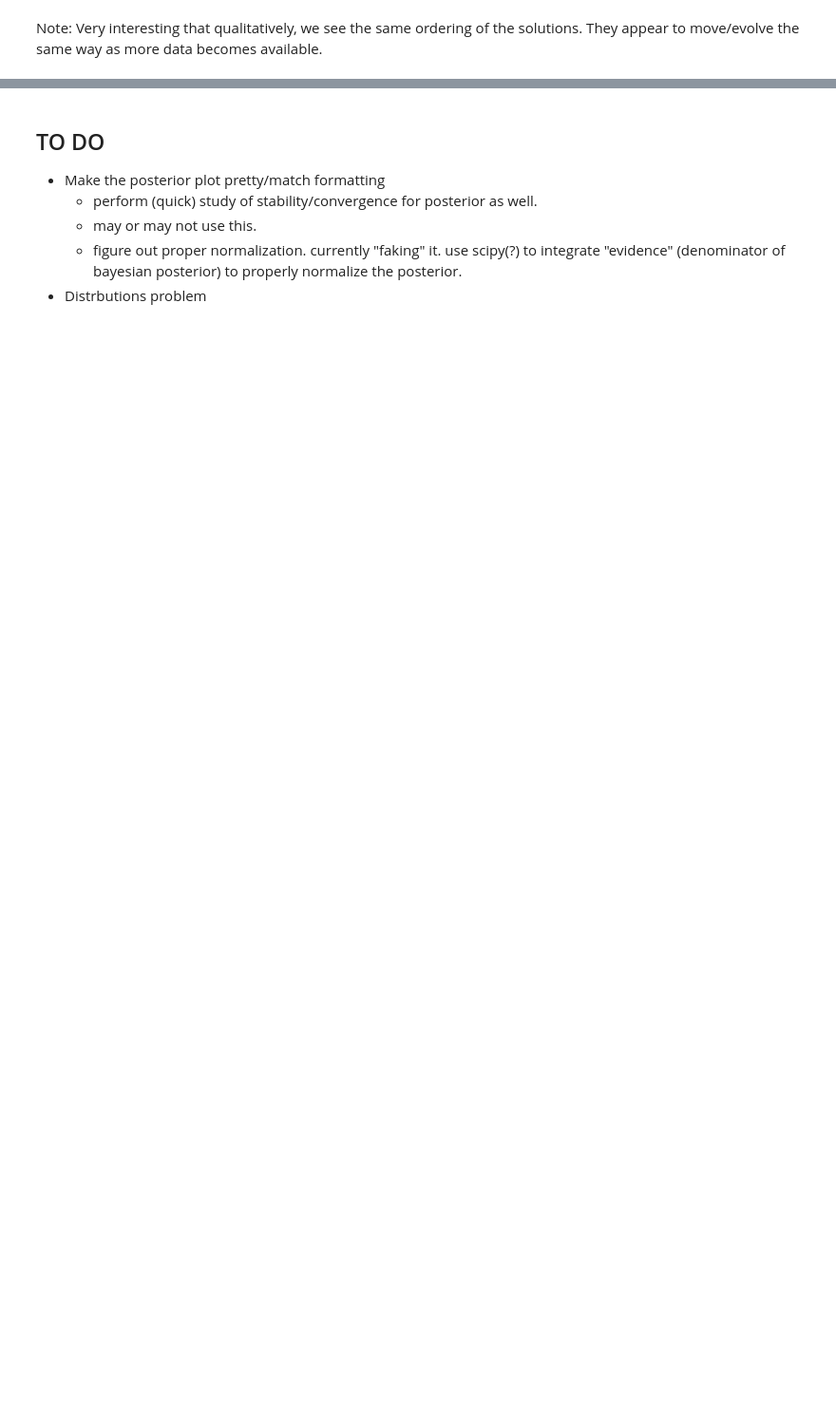
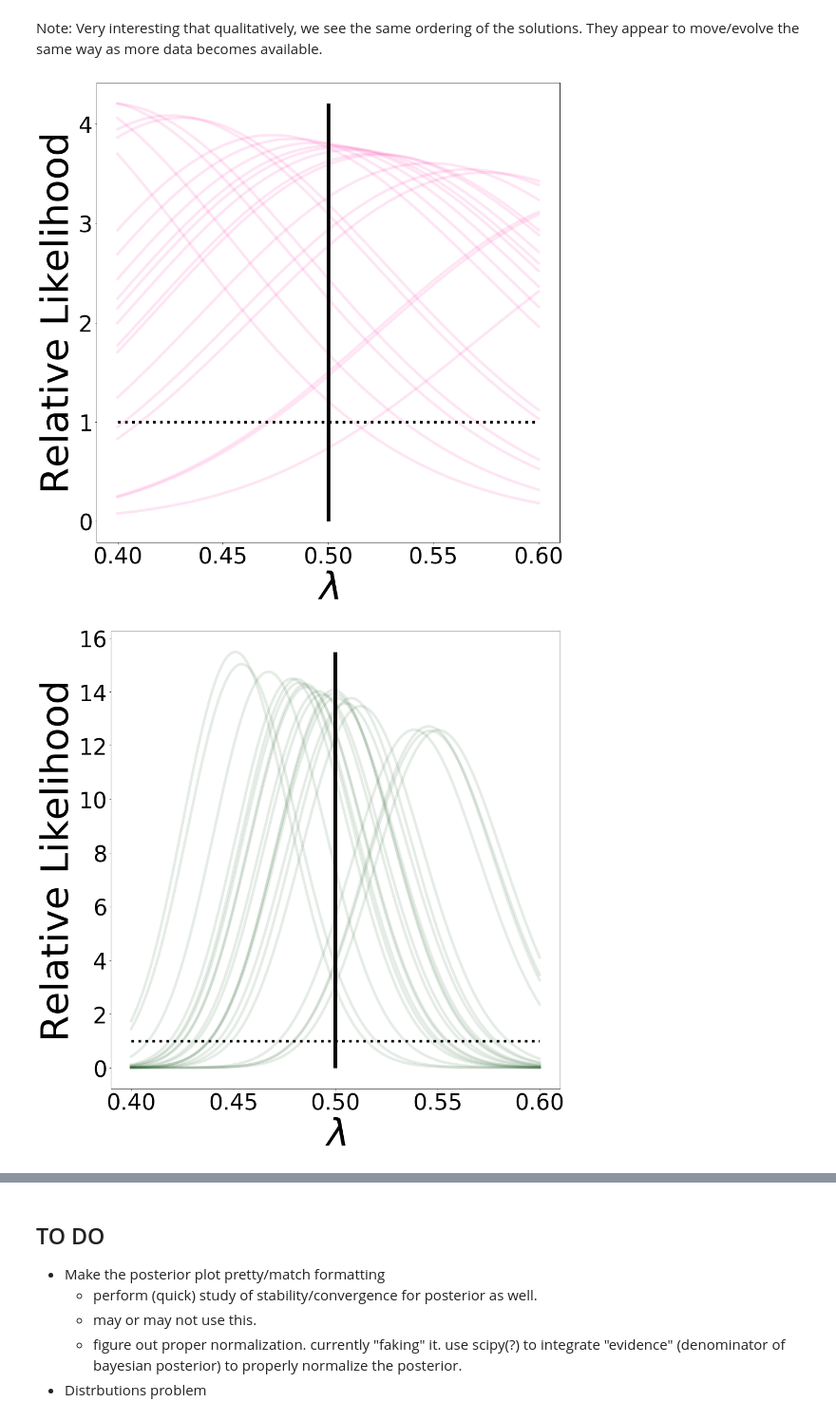
Before and after one commit to mathematicalmichael/jsm19, a Jupyter notebook: SIAM_CSE19_Poster.ipynb, the cells around one changed output, grey strips where cells are left out. Shown at 95% size. Saved outputs shown, nothing was run; the diff lists cells and outputs as text; code cells hidden in the pictures; blank space fills up the shorter version.

```diff
--- a/SIAM_CSE19_Poster.ipynb
+++ b/SIAM_CSE19_Poster.ipynb
@@ -350,3 +359,55 @@ plt.show()
 # %% [markdown]
 Note:
 Very interesting that qualitatively, we see the same ordering of the solutions. They appear to move/evolve the same way as more data becomes available.
+# %%
+num_repeats = 20
+np.random.seed(21)
+plt.rcParams['figure.figsize'] = 15, 15
+for idx, num_observations in enumerate([1,10,50,100]):
+    fig = plt.figure()
+    ax = plt.gca()
+    ax.plot(lam_mesh, in_pdf, label="Initial", color='xkcd:black', ls=':', lw=5)
+    max_ht = 0
+    for i in range(num_repeats):
+    #     different noise each time
+        noise_vector = np.random.randn(num_observations)*sigma
+
+        t = np.linspace(start_time, end_time, num_observations)
+        exponential_decay_model = makeDecayModel(t)
+        u_true = exponential_decay_model() # evaluate model at truth
+
+        observed_data = u_true + noise_vector
+
+        D = distributions.parametric_dist(num_observations)
+        for i in range(num_observations):
+            D.assign_dist('norm', dim = i,
+                          kwds={'loc': observed_data[i],
+                                'scale': sigma})
+
+        evidence = scipy.integrate.quad(lambda x: D.pdf(exponential_decay_model(x)[:num_observations].reshape(1,-1)),
+                                        -1, 1)[0]
+        outs = exponential_decay_model(lam_mesh)
+        likelihood = D.pdf(outs)
+
+        in_pdf = in_dist.pdf(lam_mesh)
+        post_eval = in_pdf*likelihood/evidence
+        if i == 0:
+            ax.plot(lam_mesh, post_eval, color=colors[3-idx], label='$D=%d$'%num_observations, lw=5, alpha=0.1)
+        else:
+            ax.plot(lam_mesh, post_eval, color=colors[3-idx], lw=5, alpha=0.1)
+        max_ht = np.max([np.max(post_eval), max_ht])
+
+    ax.vlines(0.5, 0, max_ht, label="$\\lambda^\dagger$", lw=7, alpha=1, zorder=3)
+    lsize=72
+    plt.xlabel("$\\lambda$", fontsize=lsize)
+    plt.ylabel("Relative Likelihood", fontsize=lsize)
+    # plt.xlim([0.4, 0.6])
+    # plt.xlim([0.25, 0.75])
+    # plt.ylim([0,120])
+#     plt.legend(loc='upper right')
+    plt.tight_layout()
+    plt.savefig('posterior_stability_D%d'%num_observations + '_sigma-%dE-4'%(sigma2*10000) + '.png')
+    plt.show()
+# %% [output]
+[figure, added]
+[figure, added]
```
Also changed, not shown: parts of 5 cells of this notebook, 11 other files.
